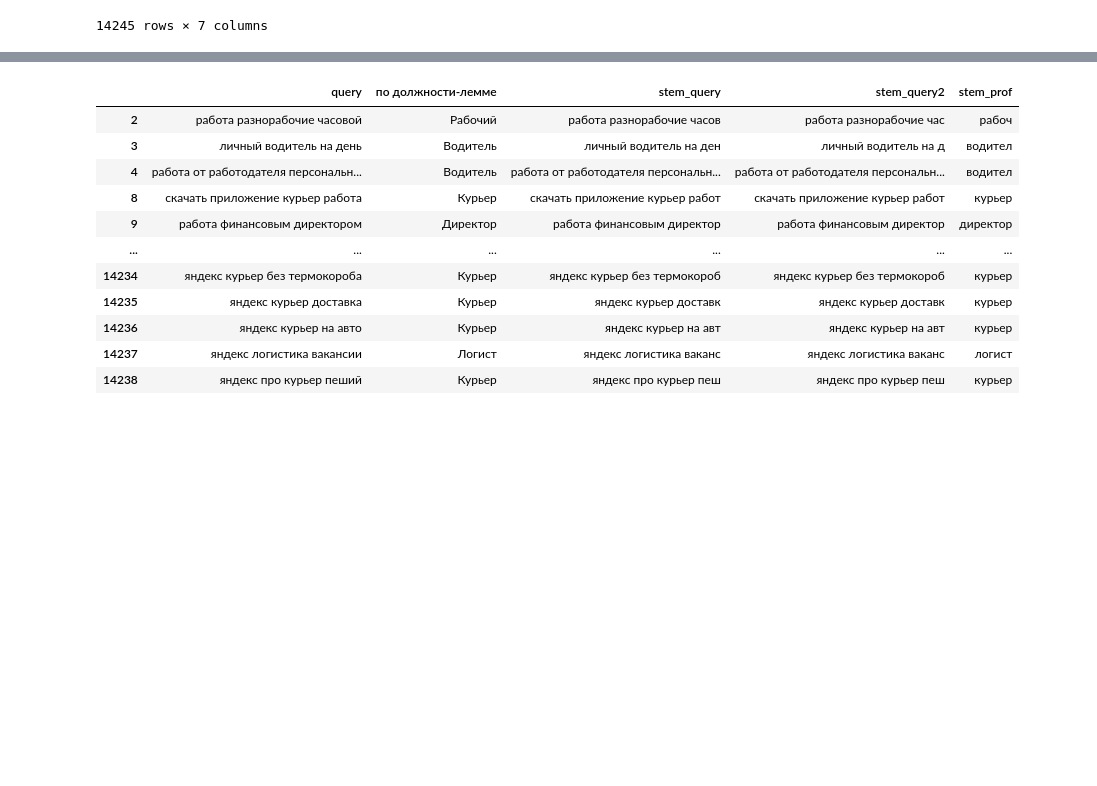
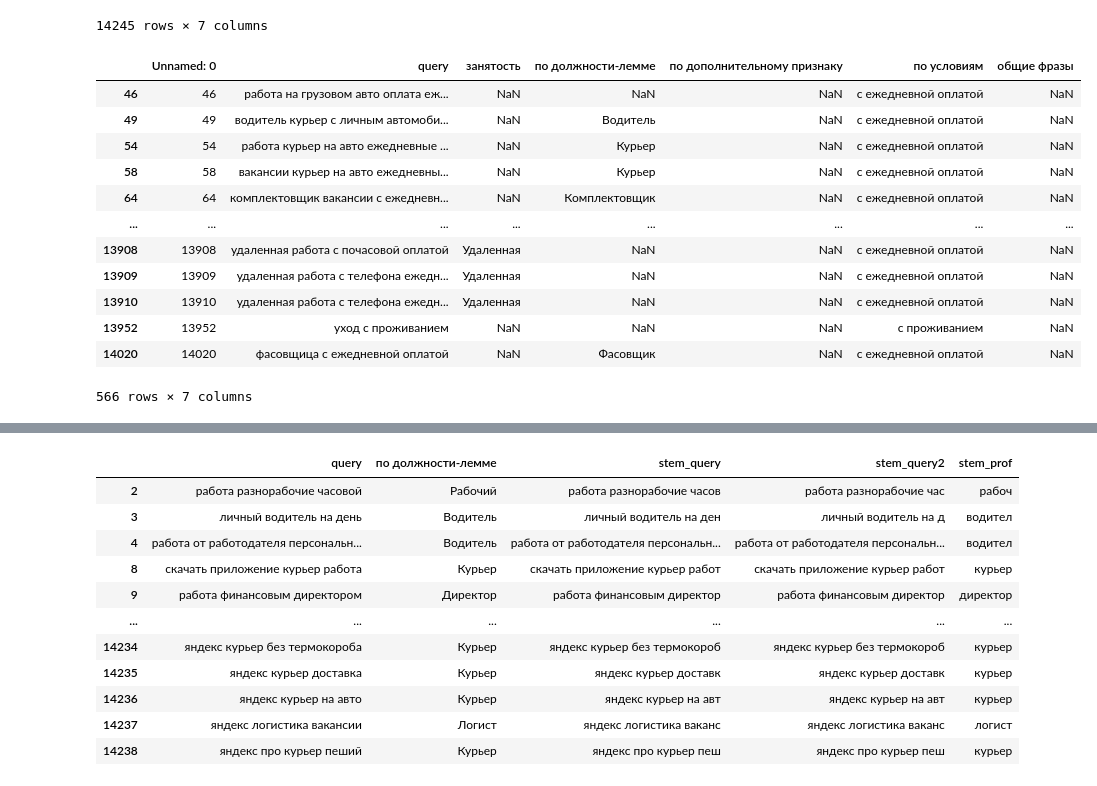
Before and after one commit to ReSpix/query_classifier, a Jupyter notebook: dataset.ipynb, the cells around one changed output, grey strips where cells are left out. Drawn from its saved outputs; the diff is of its cells as text; code cells hidden in the pictures; blank space fills up the shorter version.

```diff
--- a/dataset.ipynb
+++ b/dataset.ipynb
@@ -17,3 +17,19 @@ df
 | 14243 | 14243 | яппи вакансии | NaN | NaN | NaN | NaN | общая фраза |
 | 14244 | 14244 | ёбидоёби вакансии | NaN | NaN | NaN | NaN | общая фраза |
 14245 rows × 7 columns
+# %%
+df[df['по условиям'].notna()]
+# %% [output]
+|  | Unnamed: 0 | query | занятость | по должности-лемме | по дополнительному признаку | по условиям | общие фразы |
+| 46 | 46 | работа на грузовом авто оплата еж... | NaN | NaN | NaN | с ежедневной оплатой | NaN |
+| 49 | 49 | водитель курьер с личным автомоби... | NaN | Водитель | NaN | с ежедневной оплатой | NaN |
+| 54 | 54 | работа курьер на авто ежедневные ... | NaN | Курьер | NaN | с ежедневной оплатой | NaN |
+| 58 | 58 | вакансии курьер на авто ежедневны... | NaN | Курьер | NaN | с ежедневной оплатой | NaN |
+| 64 | 64 | комплектовщик вакансии с ежедневн... | NaN | Комплектовщик | NaN | с ежедневной оплатой | NaN |
+| ... | ... | ... | ... | ... | ... | ... | ... |
+| 13908 | 13908 | удаленная работа с почасовой оплатой | Удаленная | NaN | NaN | с ежедневной оплатой | NaN |
+| 13909 | 13909 | удаленная работа с телефона ежедн... | Удаленная | NaN | NaN | с ежедневной оплатой | NaN |
+| 13910 | 13910 | удаленная работа с телефона ежедн... | Удаленная | NaN | NaN | с ежедневной оплатой | NaN |
+| 13952 | 13952 | уход с проживанием | NaN | NaN | NaN | с проживанием | NaN |
+| 14020 | 14020 | фасовщица с ежедневной оплатой | NaN | Фасовщик | NaN | с ежедневной оплатой | NaN |
+566 rows × 7 columns
```
Also changed, not shown: parts of 4 cells of this notebook, 5 other files.
